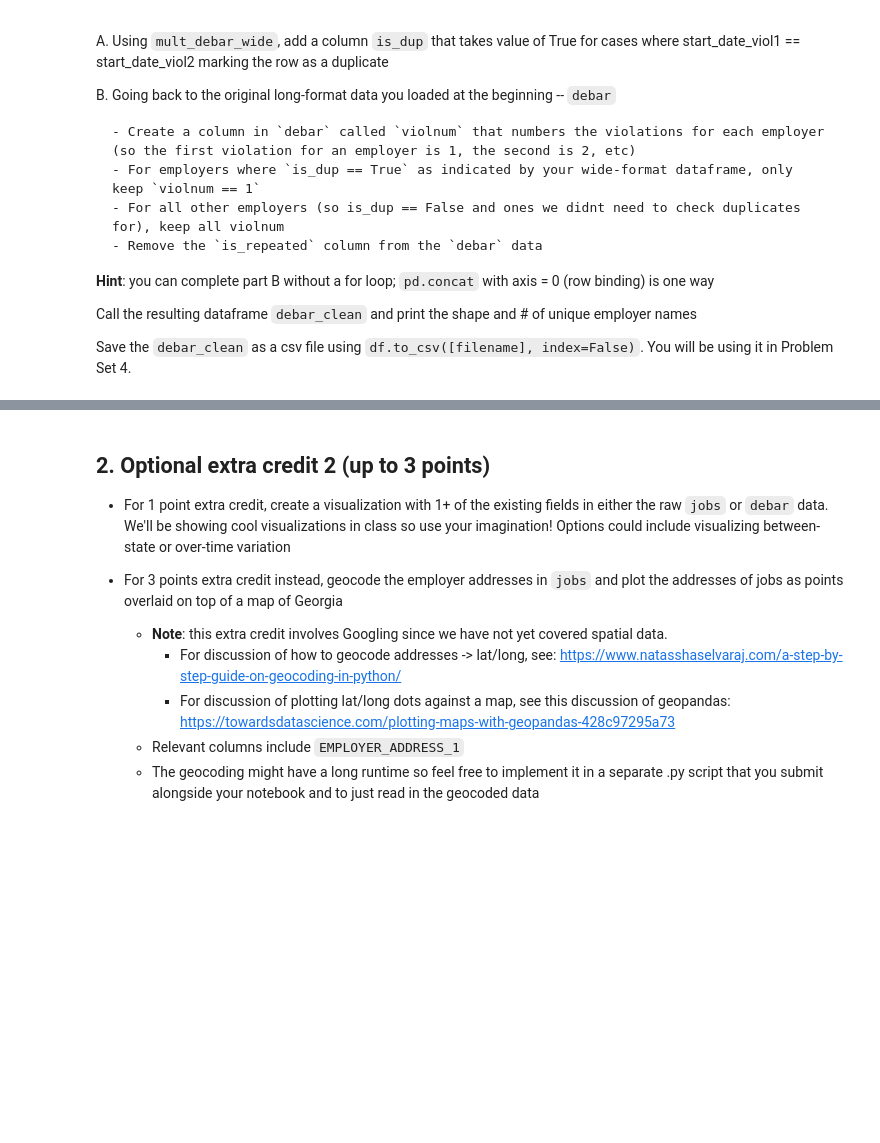
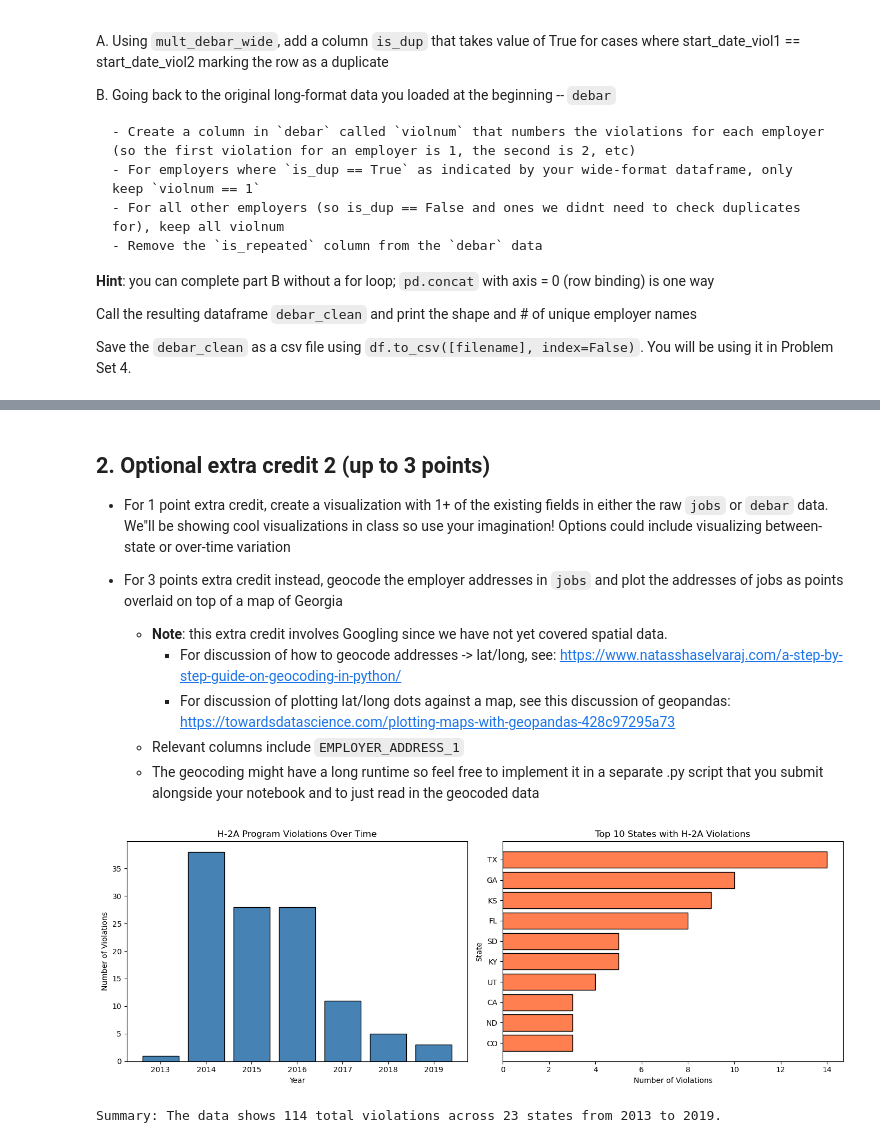
Before and after one commit to jchou27/qss20, a Jupyter notebook: problemsets/pset3/pset3_F006VHC.ipynb, the cells around one changed output, grey strips where cells are left out. Drawn from its saved outputs; the diff is of its cells as text; code cells hidden in the pictures; blank space fills up the shorter version.

```diff
--- a/problemsets/pset3/pset3_F006VHC.ipynb
+++ b/problemsets/pset3/pset3_F006VHC.ipynb
@@ -156,7 +269,7 @@ Save the `debar_clean` as a csv file using `df.to_csv([filename], index=False)`.
 # %% [markdown]
 ## 2. Optional extra credit 2 (up to 3 points)
 
-- For 1 point extra credit, create a visualization with 1+ of the existing fields in either the raw `jobs` or `debar` data. We'll be showing cool visualizations in class so use your imagination! Options could include visualizing between-state or over-time variation
+- For 1 point extra credit, create a visualization with 1+ of the existing fields in either the raw `jobs` or `debar` data. We"ll be showing cool visualizations in class so use your imagination! Options could include visualizing between-state or over-time variation
 
 - For 3 points extra credit instead, geocode the employer addresses in `jobs` and plot the addresses of jobs as points overlaid on top of a map of Georgia
     - **Note**: this extra credit involves Googling since we have not yet covered spatial data.
@@ -168,0 +280,32 @@ Save the `debar_clean` as a csv file using `df.to_csv([filename], index=False)`.
+# %%
+# Convert Start date to datetime and extract year
+debar["Start date"] = pd.to_datetime(debar["Start date"], format="mixed")
+debar["Year"] = debar["Start date"].dt.year
+
+# Extract state from "City, State" column
+debar["State"] = debar["City, State"].str.extract(r',\s*([A-Z]{2})$')
+
+# Create a figure with two subplots
+fig, axes = plt.subplots(1, 2, figsize=(14, 5))
+
+# Violations over time (by year)
+violations_by_year = debar.groupby("Year").size()
+_ = axes[0].bar(violations_by_year.index, violations_by_year.values, color="steelblue", edgecolor="black")
+_ = axes[0].set_xlabel("Year")
+_ = axes[0].set_ylabel("Number of Violations")
+_ = axes[0].set_title("H-2A Program Violations Over Time")
+_ = axes[0].set_xticks(violations_by_year.index)
+
+# Top 10 states by number of violations
+_ = violations_by_state = debar["State"].value_counts().head(10)
+_ = axes[1].barh(violations_by_state.index[::-1], violations_by_state.values[::-1], color="coral", edgecolor="black")
+_ = axes[1].set_xlabel("Number of Violations")
+_ = axes[1].set_ylabel("State")
+_ = axes[1].set_title("Top 10 States with H-2A Violations")
+plt.tight_layout()
+plt.show()
+
+print(f"\nSummary: The data shows {len(debar)} total violations across {debar['State'].nunique()} states from {debar['Year'].min()} to {debar['Year'].max()}.")
+# %% [output]
+[figure, added]
+Summary: The data shows 114 total violations across 23 states from 2013 to 2019.
```
Also changed, not shown: parts of 11 cells of this notebook, 1 other file.
